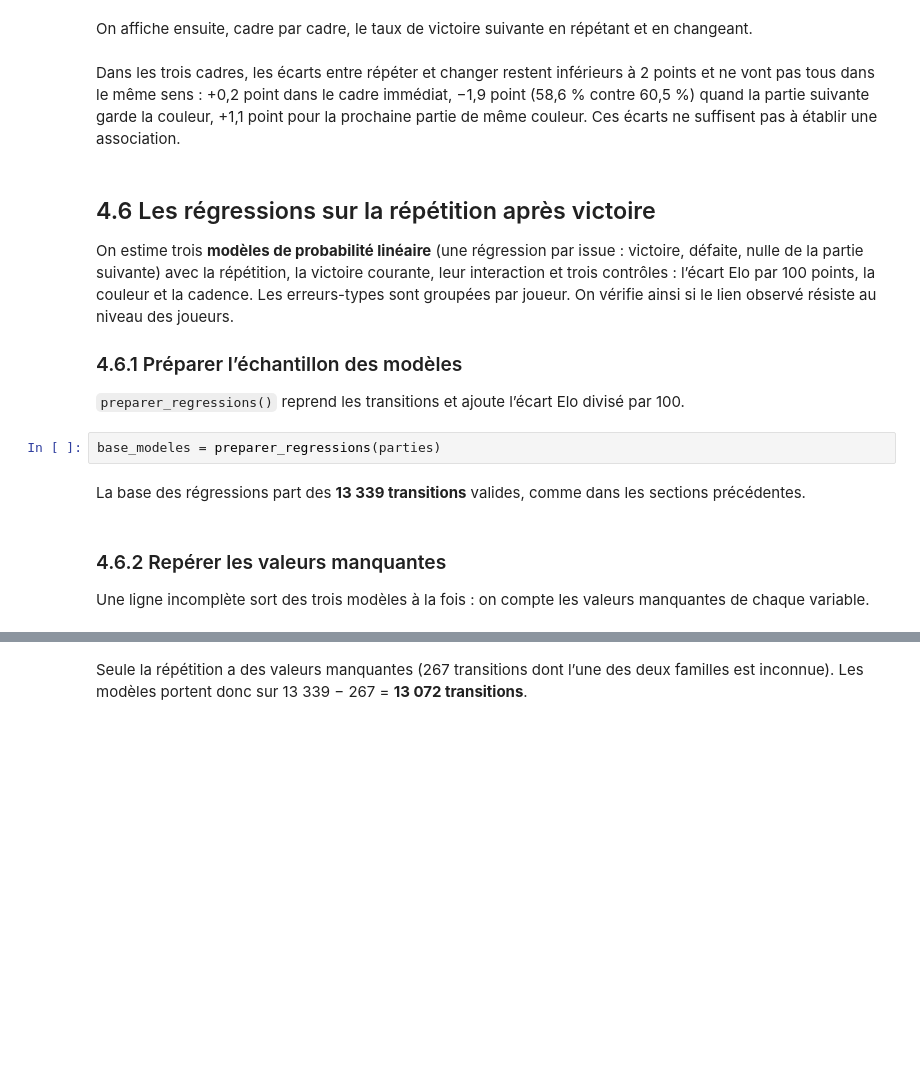
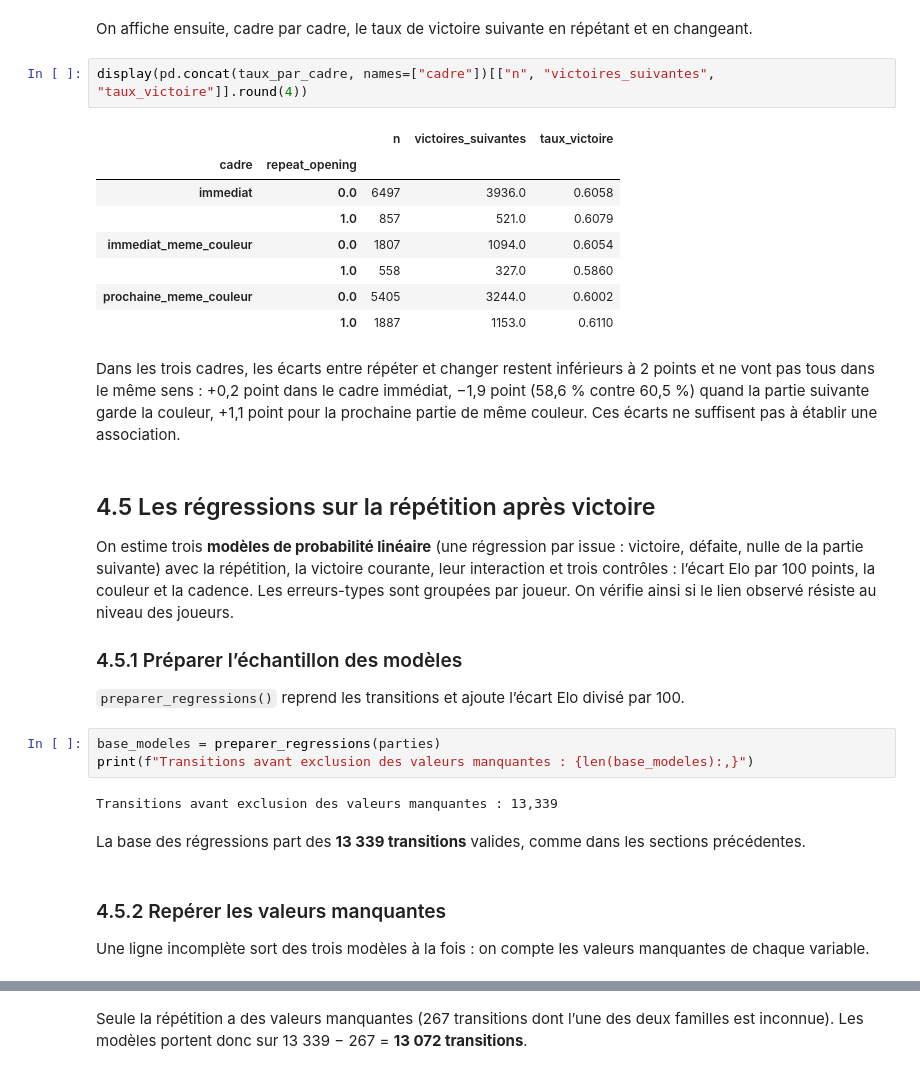
Before and after one commit to Hadrienfonrojet/ANALYSE-MARCHE-, a Jupyter notebook: QueensGambit.ipynb, the cells around one changed output, grey strips where cells are left out. Drawn from its saved outputs; the diff is of its cells as text; blank space fills up the shorter version.

```diff
--- a/QueensGambit.ipynb
+++ b/QueensGambit.ipynb
@@ -744,22 +771,36 @@ prochaine_meme_couleur | 7292 | 0.6863 | 1 | 749.1587 | 0.0097 | 1.0
 Quelle que soit la définition de la partie suivante (immédiate, immédiate de même couleur, prochaine partie de même couleur), aucun test n’est significatif : toutes les p-values corrigées par Holm valent 1, et les V de Cramér restent inférieurs à 0,02.
 # %% [markdown]
 On affiche ensuite, cadre par cadre, le taux de victoire suivante en répétant et en changeant.
+# %%
+display(pd.concat(taux_par_cadre, names=["cadre"])[["n", "victoires_suivantes", "taux_victoire"]].round(4))
+# %% [output]
+|  |  | n | victoires_suivantes | taux_victoire |
+| cadre | repeat_opening |  |  |  |
+| immediat | 0.0 | 6497 | 3936.0 | 0.6058 |
+|  | 1.0 | 857 | 521.0 | 0.6079 |
+| immediat_meme_couleur | 0.0 | 1807 | 1094.0 | 0.6054 |
+|  | 1.0 | 558 | 327.0 | 0.5860 |
+| prochaine_meme_couleur | 0.0 | 5405 | 3244.0 | 0.6002 |
+|  | 1.0 | 1887 | 1153.0 | 0.6110 |
 # %% [markdown]
 Dans les trois cadres, les écarts entre répéter et changer restent inférieurs à 2 points et ne vont pas tous dans le même sens : +0,2 point dans le cadre immédiat, −1,9 point (58,6 % contre 60,5 %) quand la partie suivante garde la couleur, +1,1 point pour la prochaine partie de même couleur. Ces écarts ne suffisent pas à établir une association.
 # %% [markdown]
-## 4.6 Les régressions sur la répétition après victoire
+## 4.5 Les régressions sur la répétition après victoire
 
 On estime trois **modèles de probabilité linéaire** (une régression par issue : victoire, défaite, nulle de la partie suivante) avec la répétition, la victoire courante, leur interaction et trois contrôles : l’écart Elo par 100 points, la couleur et la cadence. Les erreurs-types sont groupées par joueur. On vérifie ainsi si le lien observé résiste au niveau des joueurs.
 
-### 4.6.1 Préparer l’échantillon des modèles
+### 4.5.1 Préparer l’échantillon des modèles
 
 `preparer_regressions()` reprend les transitions et ajoute l’écart Elo divisé par 100.
 # %%
 base_modeles = preparer_regressions(parties)
+print(f"Transitions avant exclusion des valeurs manquantes : {len(base_modeles):,}")
+# %% [output]
+Transitions avant exclusion des valeurs manquantes : 13,339
 # %% [markdown]
 La base des régressions part des **13 339 transitions** valides, comme dans les sections précédentes.
 # %% [markdown]
-### 4.6.2 Repérer les valeurs manquantes
+### 4.5.2 Repérer les valeurs manquantes
 
 Une ligne incomplète sort des trois modèles à la fois : on compte les valeurs manquantes de chaque variable.
 # %%
```
Also changed, not shown: parts of 30 cells of this notebook, 1 other file.
